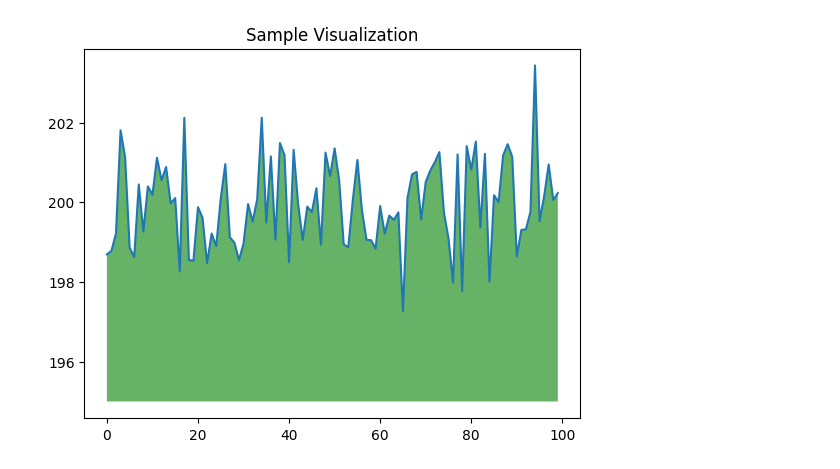
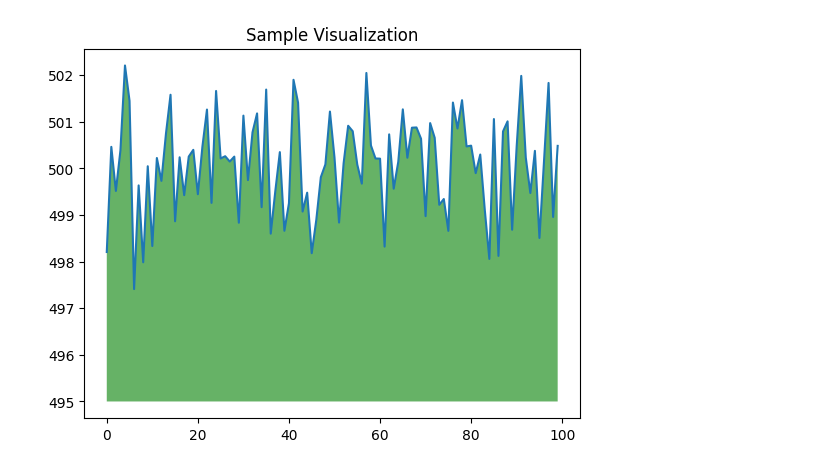
Before and after one commit to nadgir-praveen/data-science-lab, a Jupyter notebook: python-tests/test.ipynb, the cells around one changed output. Saved outputs shown, nothing was run; the diff lists cells and outputs as text; code cells hidden in the pictures.

```diff
--- a/python-tests/test.ipynb
+++ b/python-tests/test.ipynb
@@ -3,14 +3,14 @@
 # %%
 import numpy as np
 from matplotlib import pyplot as plt
 
-ys = 200 + np.random.randn(100)
+ys = 500 + np.random.randn(100)
 x = [x for x in range(len(ys))]
 
 plt.plot(x, ys, '-')
-plt.fill_between(x, ys, 195, where=(ys > 195), facecolor='g', alpha=0.6)
+plt.fill_between(x, ys, 495, where=(ys > 495), facecolor='g', alpha=0.6)
 
 plt.title("Sample Visualization")
 plt.show()
 # %% [output]
-[figure, old version]
+[figure, new version]
```
